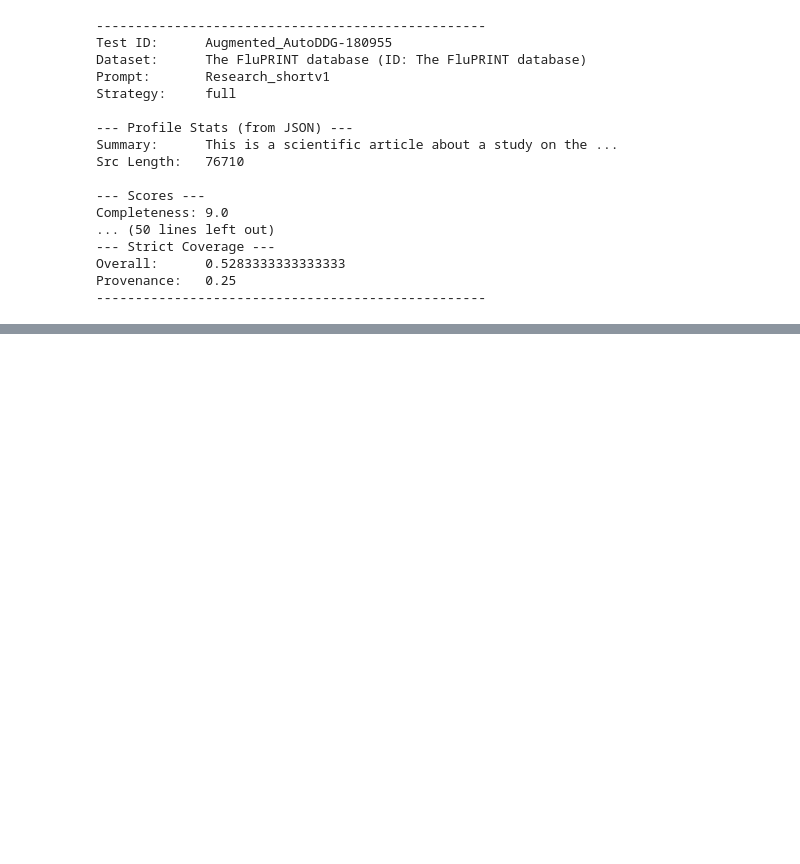
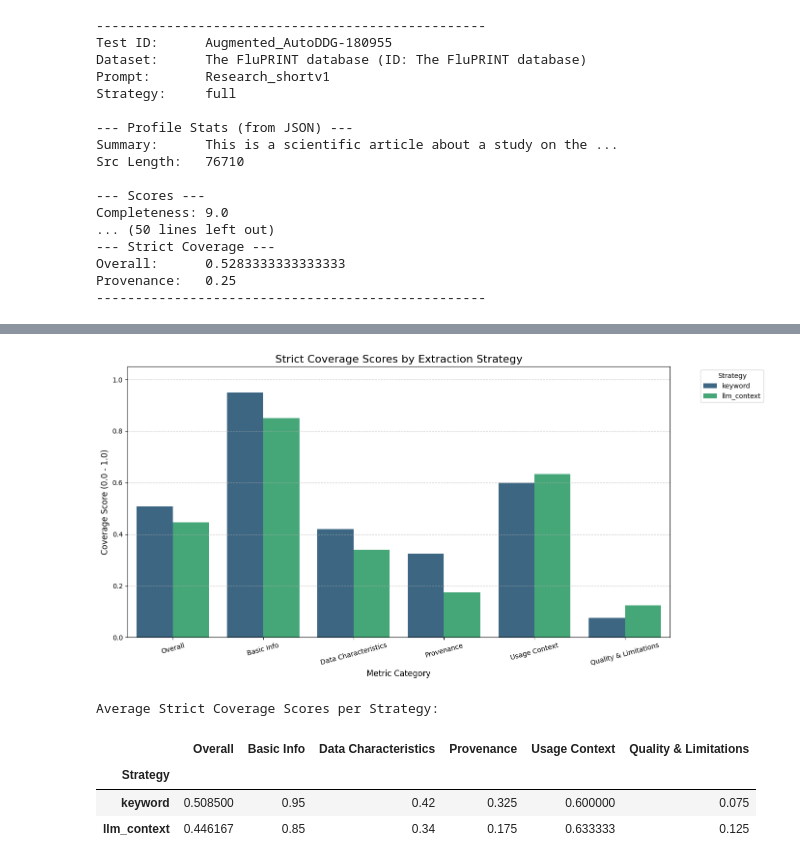
Before and after one commit to mariabeatrizsilva/AutoDDG-Enhanced, a Jupyter notebook: prompt-experiments/plotthings.ipynb, the cells around one changed output, grey strips where cells are left out. Drawn from its saved outputs; the diff is of its cells as text; code cells hidden in the pictures; blank space fills up the shorter version.

```diff
--- a/prompt-experiments/plotthings.ipynb
+++ b/prompt-experiments/plotthings.ipynb
@@ -63,0 +120,66 @@ Provenance:   0.25
+# %%
+coverage_data = []
+
+for entry in entries:
+    # We pull from 'strict_coverage' (change to 'lenient_coverage' if you prefer that)
+    cov = entry.strict_coverage
+
+    coverage_data.append({
+        'Strategy': entry.extraction_strategy,
+        'Overall': cov['overall'],
+        'Basic Info': cov['basic_info'],
+        'Data Characteristics': cov['data_characteristics'],
+        'Provenance': cov['provenance'],
+        'Usage Context': cov['usage_context'],
+        'Quality & Limitations': cov['quality_and_limitations']
+    })
+
+# 2. Convert to DataFrame
+df_cov = pd.DataFrame(coverage_data)
+
+# 3. Reshape for Plotting (Long Format)
+# We want to group by 'Metric' on the X-axis
+df_melted = df_cov.melt(
+    id_vars='Strategy',
+    var_name='Coverage Metric',
+    value_name='Score'
+)
+
+# 4. Create the Plot
+plt.figure(figsize=(14, 7))
+
+# Helper: Define order so 'Overall' is first
+order = ['Overall', 'Basic Info', 'Data Characteristics', 'Provenance', 'Usage Context', 'Quality & Limitations']
+
+sns.barplot(
+    data=df_melted,
+    x='Coverage Metric',
+    y='Score',
+    hue='Strategy',
+    order=order,
+    palette='viridis',
+    errorbar=None  # Removes error bars for cleaner look (optional: change to 'sd' for std dev)
+)
+
+plt.title('Strict Coverage Scores by Extraction Strategy', fontsize=16)
+plt.ylabel('Coverage Score (0.0 - 1.0)', fontsize=12)
+plt.xlabel('Metric Category', fontsize=12)
+plt.xticks(rotation=15)
+plt.legend(title='Strategy', bbox_to_anchor=(1.05, 1), loc='upper left')
+plt.ylim(0, 1.05)  # Slight buffer above 1.0
+plt.grid(axis='y', linestyle='--', alpha=0.7)
+
+plt.tight_layout()
+plt.show()
+
+# 5. Print Summary Table (Averages)
+print("Average Strict Coverage Scores per Strategy:")
+summary_table = df_cov.groupby('Strategy').mean()
+display(summary_table[order])
+# %% [output]
+[figure, added]
+Average Strict Coverage Scores per Strategy:
+|  | Overall | Basic Info | Data Characteristics | Provenance | Usage Context | Quality & Limitations |
+| Strategy |  |  |  |  |  |  |
+| keyword | 0.508500 | 0.95 | 0.42 | 0.325 | 0.600000 | 0.075 |
+| llm_context | 0.446167 | 0.85 | 0.34 | 0.175 | 0.633333 | 0.125 |
```
Also changed, not shown: parts of 2 cells of this notebook, 8 other files.
